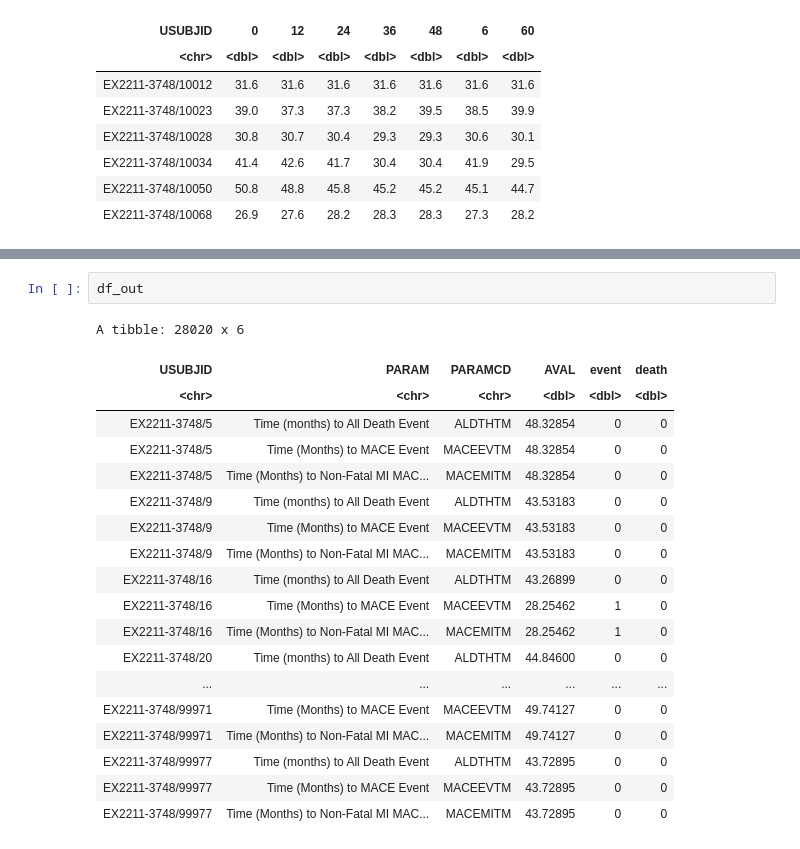
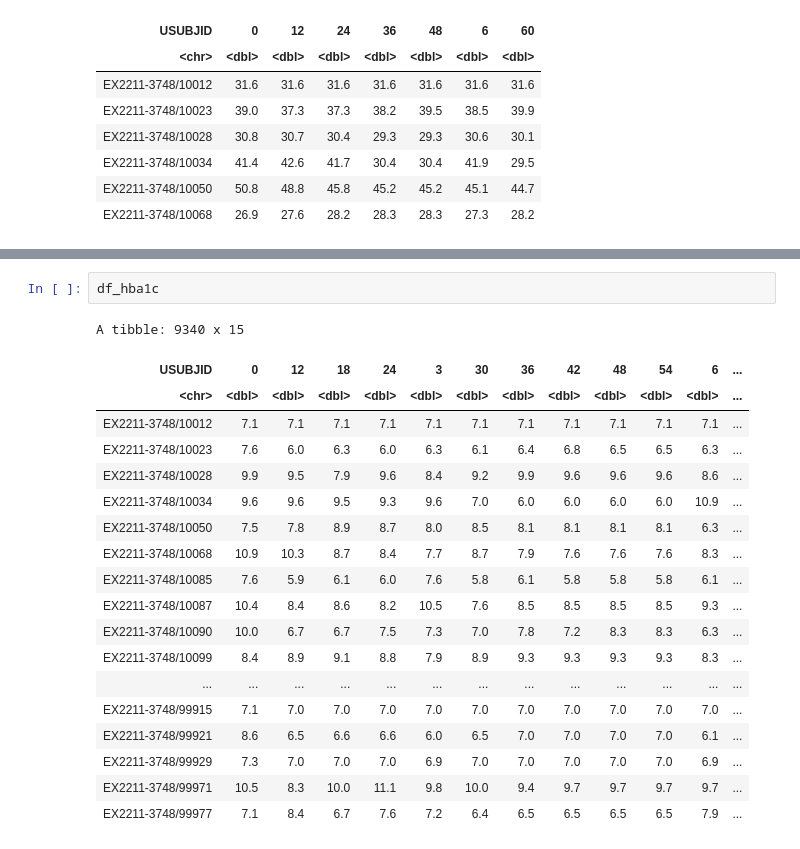
Before and after one commit to xwshen51/frengression, a Jupyter notebook: leader/leader_data.ipynb, the cells around one changed output, grey strips where cells are left out. Saved outputs shown, nothing was run; the diff lists cells and outputs as text.

```diff
--- a/leader/leader_data.ipynb
+++ b/leader/leader_data.ipynb
@@ -595,22 +683,22 @@ A tibble: 6 x 15
-# %%
-df_out
-# %% [output]
-A tibble: 28020 x 6
-| USUBJID | PARAM | PARAMCD | AVAL | event | death |
-| <chr> | <chr> | <chr> | <dbl> | <dbl> | <dbl> |
-| EX2211-3748/5 | Time (months) to All Death Event | ALDTHTM | 48.32854 | 0 | 0 |
-| EX2211-3748/5 | Time (Months) to MACE Event | MACEEVTM | 48.32854 | 0 | 0 |
-| EX2211-3748/5 | Time (Months) to Non-Fatal MI MAC... | MACEMITM | 48.32854 | 0 | 0 |
-| EX2211-3748/9 | Time (months) to All Death Event | ALDTHTM | 43.53183 | 0 | 0 |
-| EX2211-3748/9 | Time (Months) to MACE Event | MACEEVTM | 43.53183 | 0 | 0 |
-| EX2211-3748/9 | Time (Months) to Non-Fatal MI MAC... | MACEMITM | 43.53183 | 0 | 0 |
-| EX2211-3748/16 | Time (months) to All Death Event | ALDTHTM | 43.26899 | 0 | 0 |
-| EX2211-3748/16 | Time (Months) to MACE Event | MACEEVTM | 28.25462 | 1 | 0 |
-| EX2211-3748/16 | Time (Months) to Non-Fatal MI MAC... | MACEMITM | 28.25462 | 1 | 0 |
-| EX2211-3748/20 | Time (months) to All Death Event | ALDTHTM | 44.84600 | 0 | 0 |
-| ... | ... | ... | ... | ... | ... |
-| EX2211-3748/99971 | Time (Months) to MACE Event | MACEEVTM | 49.74127 | 0 | 0 |
-| EX2211-3748/99971 | Time (Months) to Non-Fatal MI MAC... | MACEMITM | 49.74127 | 0 | 0 |
-| EX2211-3748/99977 | Time (months) to All Death Event | ALDTHTM | 43.72895 | 0 | 0 |
-| EX2211-3748/99977 | Time (Months) to MACE Event | MACEEVTM | 43.72895 | 0 | 0 |
-| EX2211-3748/99977 | Time (Months) to Non-Fatal MI MAC... | MACEMITM | 43.72895 | 0 | 0 |
+# %%
+df_hba1c
+# %% [output]
+A tibble: 9340 x 15
+| USUBJID | 0 | 12 | 18 | 24 | 3 | 30 | 36 | 42 | 48 | 54 | 6 | ... |
+| <chr> | <dbl> | <dbl> | <dbl> | <dbl> | <dbl> | <dbl> | <dbl> | <dbl> | <dbl> | <dbl> | <dbl> | ... |
+| EX2211-3748/10012 | 7.1 | 7.1 | 7.1 | 7.1 | 7.1 | 7.1 | 7.1 | 7.1 | 7.1 | 7.1 | 7.1 | ... |
+| EX2211-3748/10023 | 7.6 | 6.0 | 6.3 | 6.0 | 6.3 | 6.1 | 6.4 | 6.8 | 6.5 | 6.5 | 6.3 | ... |
+| EX2211-3748/10028 | 9.9 | 9.5 | 7.9 | 9.6 | 8.4 | 9.2 | 9.9 | 9.6 | 9.6 | 9.6 | 8.6 | ... |
+| EX2211-3748/10034 | 9.6 | 9.6 | 9.5 | 9.3 | 9.6 | 7.0 | 6.0 | 6.0 | 6.0 | 6.0 | 10.9 | ... |
+| EX2211-3748/10050 | 7.5 | 7.8 | 8.9 | 8.7 | 8.0 | 8.5 | 8.1 | 8.1 | 8.1 | 8.1 | 6.3 | ... |
+| EX2211-3748/10068 | 10.9 | 10.3 | 8.7 | 8.4 | 7.7 | 8.7 | 7.9 | 7.6 | 7.6 | 7.6 | 8.3 | ... |
+| EX2211-3748/10085 | 7.6 | 5.9 | 6.1 | 6.0 | 7.6 | 5.8 | 6.1 | 5.8 | 5.8 | 5.8 | 6.1 | ... |
+| EX2211-3748/10087 | 10.4 | 8.4 | 8.6 | 8.2 | 10.5 | 7.6 | 8.5 | 8.5 | 8.5 | 8.5 | 9.3 | ... |
+| EX2211-3748/10090 | 10.0 | 6.7 | 6.7 | 7.5 | 7.3 | 7.0 | 7.8 | 7.2 | 8.3 | 8.3 | 6.3 | ... |
+| EX2211-3748/10099 | 8.4 | 8.9 | 9.1 | 8.8 | 7.9 | 8.9 | 9.3 | 9.3 | 9.3 | 9.3 | 8.3 | ... |
+| ... | ... | ... | ... | ... | ... | ... | ... | ... | ... | ... | ... | ... |
+| EX2211-3748/99915 | 7.1 | 7.0 | 7.0 | 7.0 | 7.0 | 7.0 | 7.0 | 7.0 | 7.0 | 7.0 | 7.0 | ... |
+| EX2211-3748/99921 | 8.6 | 6.5 | 6.6 | 6.6 | 6.0 | 6.5 | 7.0 | 7.0 | 7.0 | 7.0 | 6.1 | ... |
+| EX2211-3748/99929 | 7.3 | 7.0 | 7.0 | 7.0 | 6.9 | 7.0 | 7.0 | 7.0 | 7.0 | 7.0 | 6.9 | ... |
+| EX2211-3748/99971 | 10.5 | 8.3 | 10.0 | 11.1 | 9.8 | 10.0 | 9.4 | 9.7 | 9.7 | 9.7 | 9.7 | ... |
+| EX2211-3748/99977 | 7.1 | 8.4 | 6.7 | 7.6 | 7.2 | 6.4 | 6.5 | 6.5 | 6.5 | 6.5 | 7.9 | ... |
```
Also changed, not shown: parts of 8 cells of this notebook.
